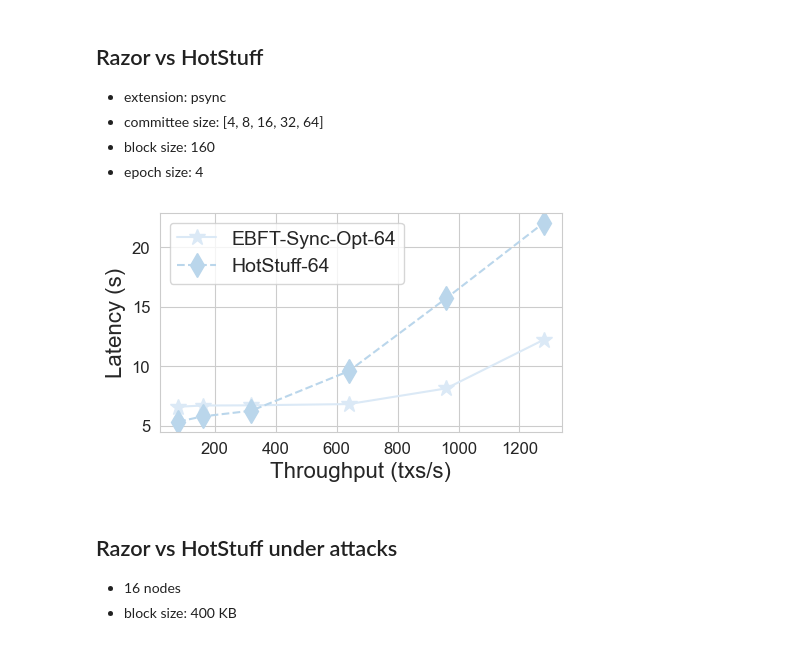
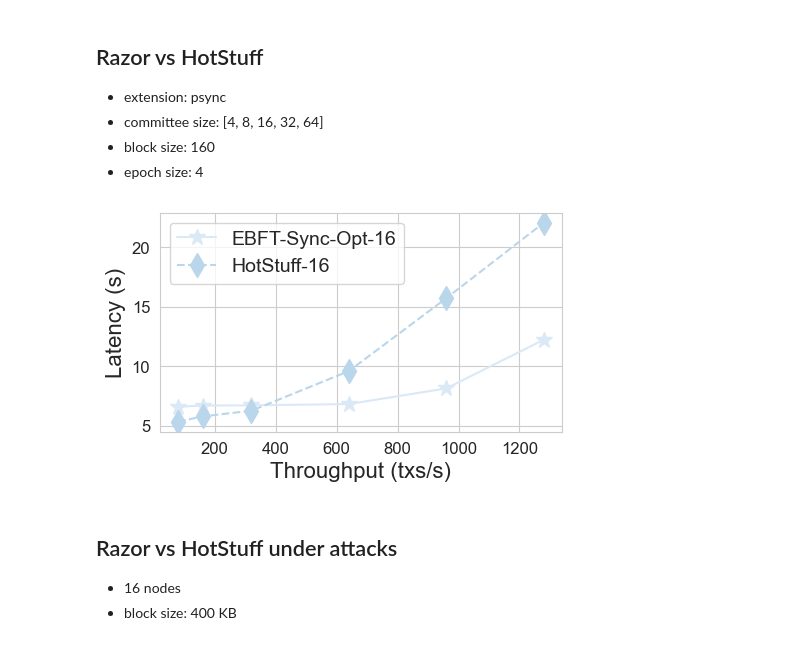
Before and after one commit to SebastianElvis/ebft, a Jupyter notebook: evaluation/analysis.ipynb, the cells around one changed output. Cells and saved outputs as stored; diff of their text form; code cells hidden in the pictures.

```diff
--- a/evaluation/analysis.ipynb
+++ b/evaluation/analysis.ipynb
@@ -573,28 +573,28 @@ plot_tps_latency(tps_latency_df)
 # %%
 def plot_tps_latency_vs_hs(df):
     plt.figure(figsize=(5, 3))
 
     for extension in ['psyncebft', 'hotstuff']:
-        label = "EBFT-Sync-Opt-64" if extension == 'psyncebft' else 'HotStuff-64'
+        label = "EBFT-Sync-Opt-16" if extension == 'psyncebft' else 'HotStuff-16'
         marker = '-*' if extension == 'psyncebft' else '--d'
         filtered_df = df[df['extension'] == extension]
         plt.plot(filtered_df['tps'], filtered_df['value']/1000, marker, label=label, markersize=12)
 
     plt.xticks(fontsize=12)
     plt.yticks(fontsize=12)
     plt.xlabel('Throughput (txs/s)', fontsize=16)
     plt.ylabel('Latency (s)', fontsize=16)
 #     plt.ylim([0.05, 0.14])
 #     ax.legend(handles=ax.legend_.legendHandles, labels=['2s', '4s', '8s'], fontsize=14, ncol=3)
     plt.legend(fontsize=14, ncol=1)
     plt.tight_layout()
     plt.savefig(PAPER_FIG_PATH / 'tps-latency-razor-hs.pdf')
     plt.show()
 
 tps_latency_vs_df = pd.read_csv(DATA_PATH / 'tps_latency_razor_vs_hs.csv')
 plot_tps_latency_vs_hs(tps_latency_vs_df)
 # %% [output]
-[figure, old version]
+[figure, new version]
 # %% [markdown]
 ## Razor vs HotStuff under attacks
 
```
